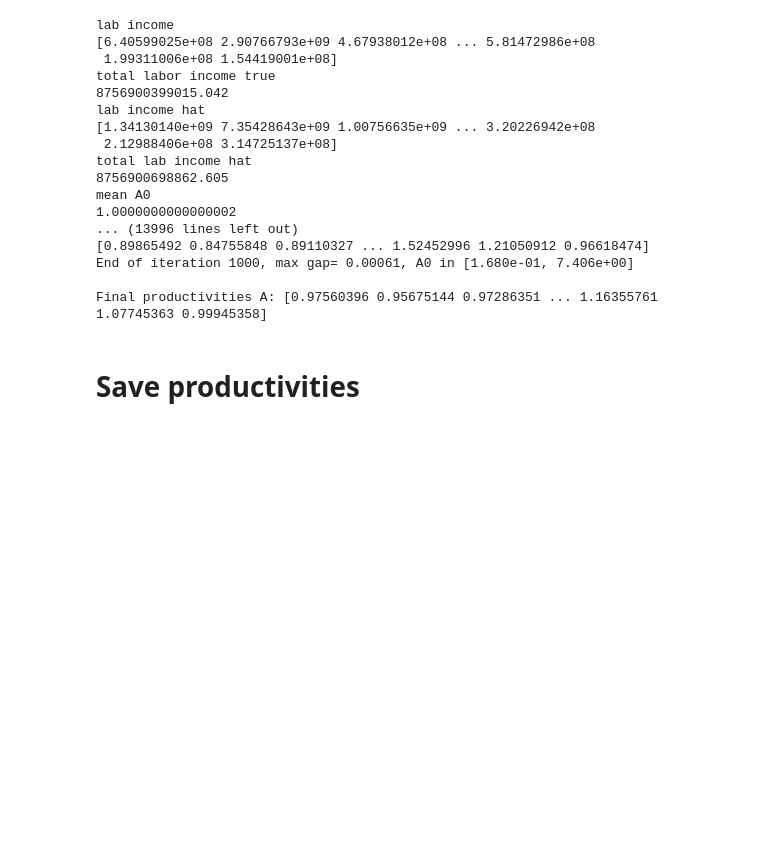
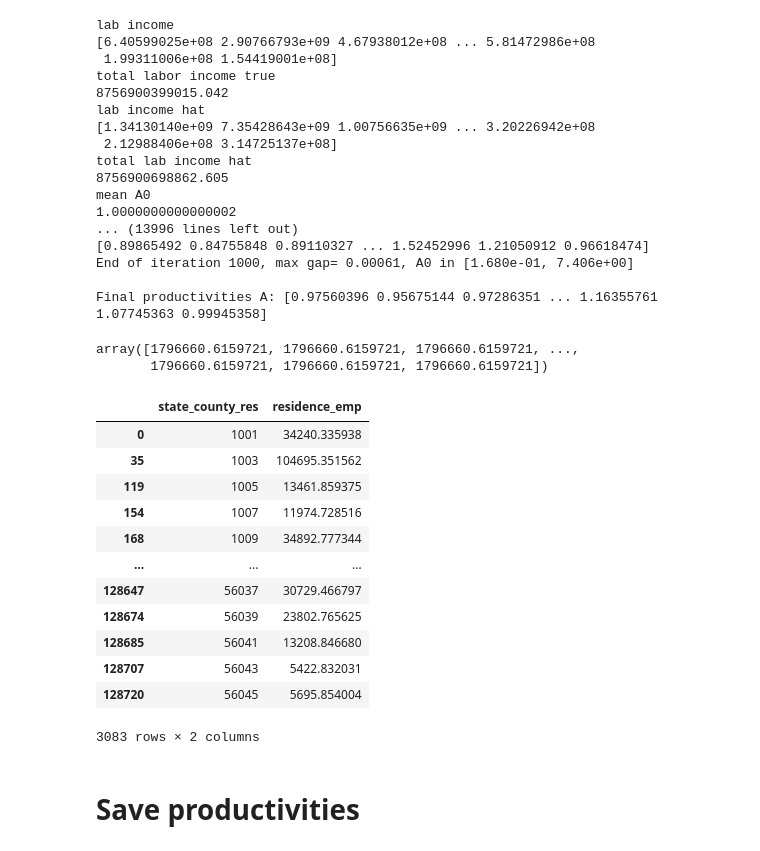
Before and after one commit to jeffreyohlecon/Spatial, a Jupyter notebook: code/SolvingA_ipython.ipynb, the cells around one changed output. Saved outputs shown, nothing was run; the diff lists cells and outputs as text; code cells hidden in the pictures; blank space fills up the shorter version.

```diff
--- a/code/SolvingA_ipython.ipynb
+++ b/code/SolvingA_ipython.ipynb
@@ -539,0 +560,21 @@ Final productivities A: [0.97560396 0.95675144 0.97286351 ... 1.16355761 1.07745
+# %%
+D
+# %% [output]
+array([1796660.6159721, 1796660.6159721, 1796660.6159721, ...,
+       1796660.6159721, 1796660.6159721, 1796660.6159721])
+# %%
+residence_emp
+# %% [output]
+|  | state_county_res | residence_emp |
+| 0 | 1001 | 34240.335938 |
+| 35 | 1003 | 104695.351562 |
+| 119 | 1005 | 13461.859375 |
+| 154 | 1007 | 11974.728516 |
+| 168 | 1009 | 34892.777344 |
+| ... | ... | ... |
+| 128647 | 56037 | 30729.466797 |
+| 128674 | 56039 | 23802.765625 |
+| 128685 | 56041 | 13208.846680 |
+| 128707 | 56043 | 5422.832031 |
+| 128720 | 56045 | 5695.854004 |
+3083 rows × 2 columns
```
Also changed, not shown: parts of 7 cells of this notebook, 12 other files.
